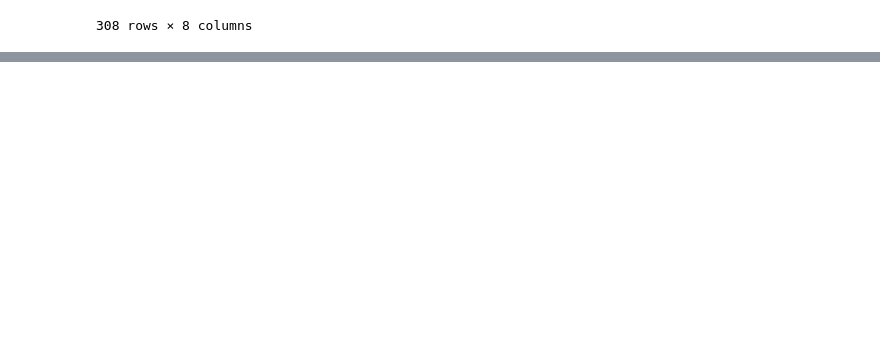
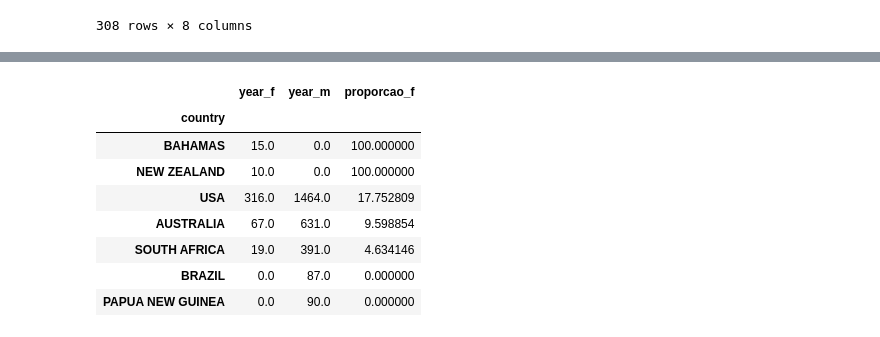
Before and after one commit to LucasAPerfeito/Project-Shark-Attack, a Jupyter notebook: Projeto - Shark Attack.ipynb, the cells around one changed output, grey strips where cells are left out. Drawn from its saved outputs; the diff is of its cells as text; code cells hidden in the pictures; blank space fills up the shorter version.

```diff
--- a/Projeto - Shark Attack.ipynb
+++ b/Projeto - Shark Attack.ipynb
@@ -708,0 +661,19 @@ dicionario1 = {'white' : 'white shark', 'tiger' : 'tiger shark', 'shortfin' : 'm
+# %%
+pais_f = df3[df3['sex'] == 'F'].groupby('country')[['year']].count().sort_values(by = 'year', ascending = False).head()
+# %%
+pais_m = df3[df3['sex'] == 'M'].groupby('country')[['year']].count().sort_values(by = 'year', ascending = False).head()
+# %%
+pais_total = pd.merge(pais_f, pais_m, how = 'outer', right_index = True, left_index = True, suffixes = ('_f','_m')).fillna(0)
+# %%
+pais_total['proporcao_f'] = (pais_total['year_f']/(pais_total['year_m'] + pais_total['year_f']))*100
+pais_total.sort_values('proporcao_f', ascending = False)
+# %% [output]
+|  | year_f | year_m | proporcao_f |
+| country |  |  |  |
+| BAHAMAS | 15.0 | 0.0 | 100.000000 |
+| NEW ZEALAND | 10.0 | 0.0 | 100.000000 |
+| USA | 316.0 | 1464.0 | 17.752809 |
+| AUSTRALIA | 67.0 | 631.0 | 9.598854 |
+| SOUTH AFRICA | 19.0 | 391.0 | 4.634146 |
+| BRAZIL | 0.0 | 87.0 | 0.000000 |
+| PAPUA NEW GUINEA | 0.0 | 90.0 | 0.000000 |
```
Also changed, not shown: parts of 81 cells of this notebook.
